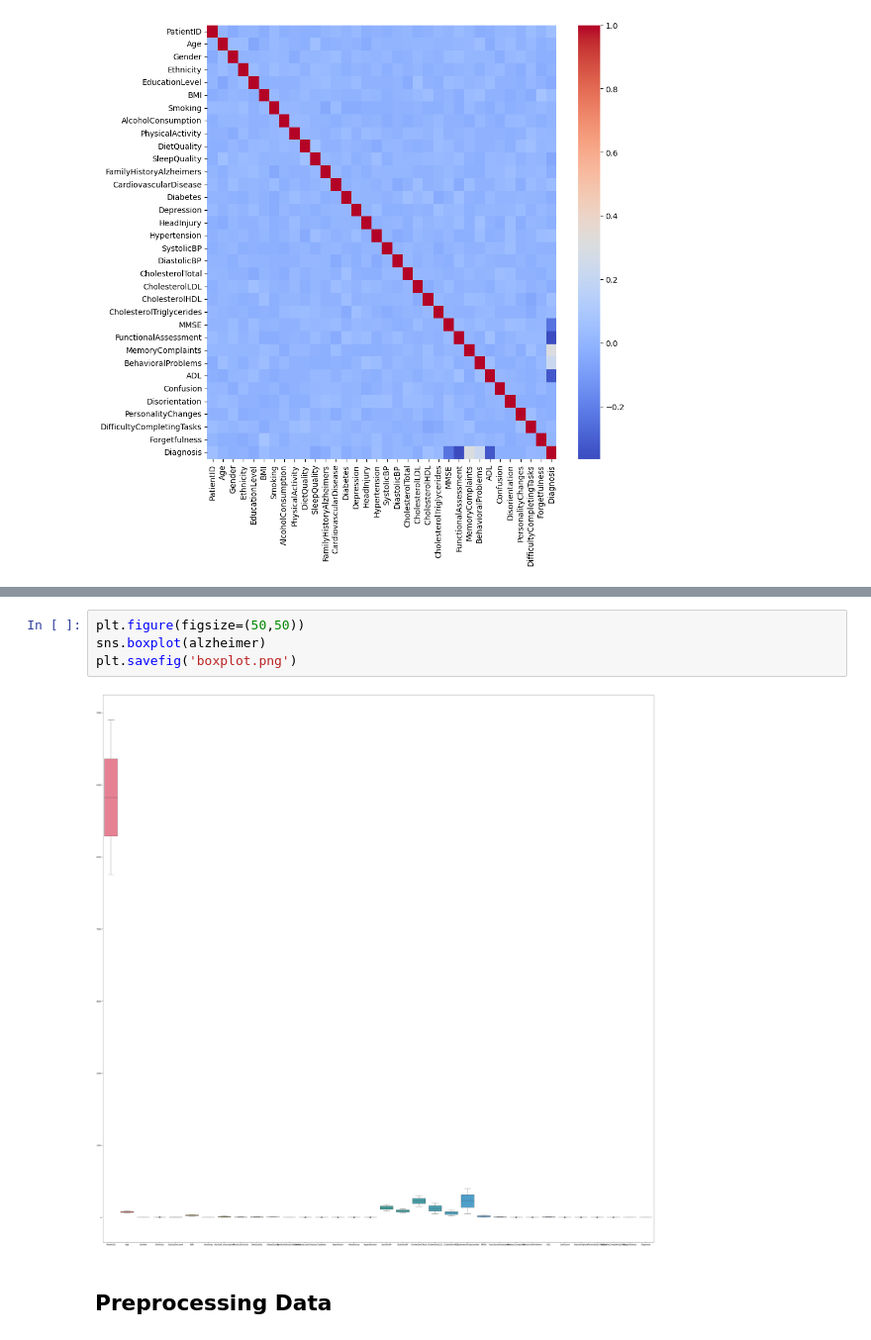
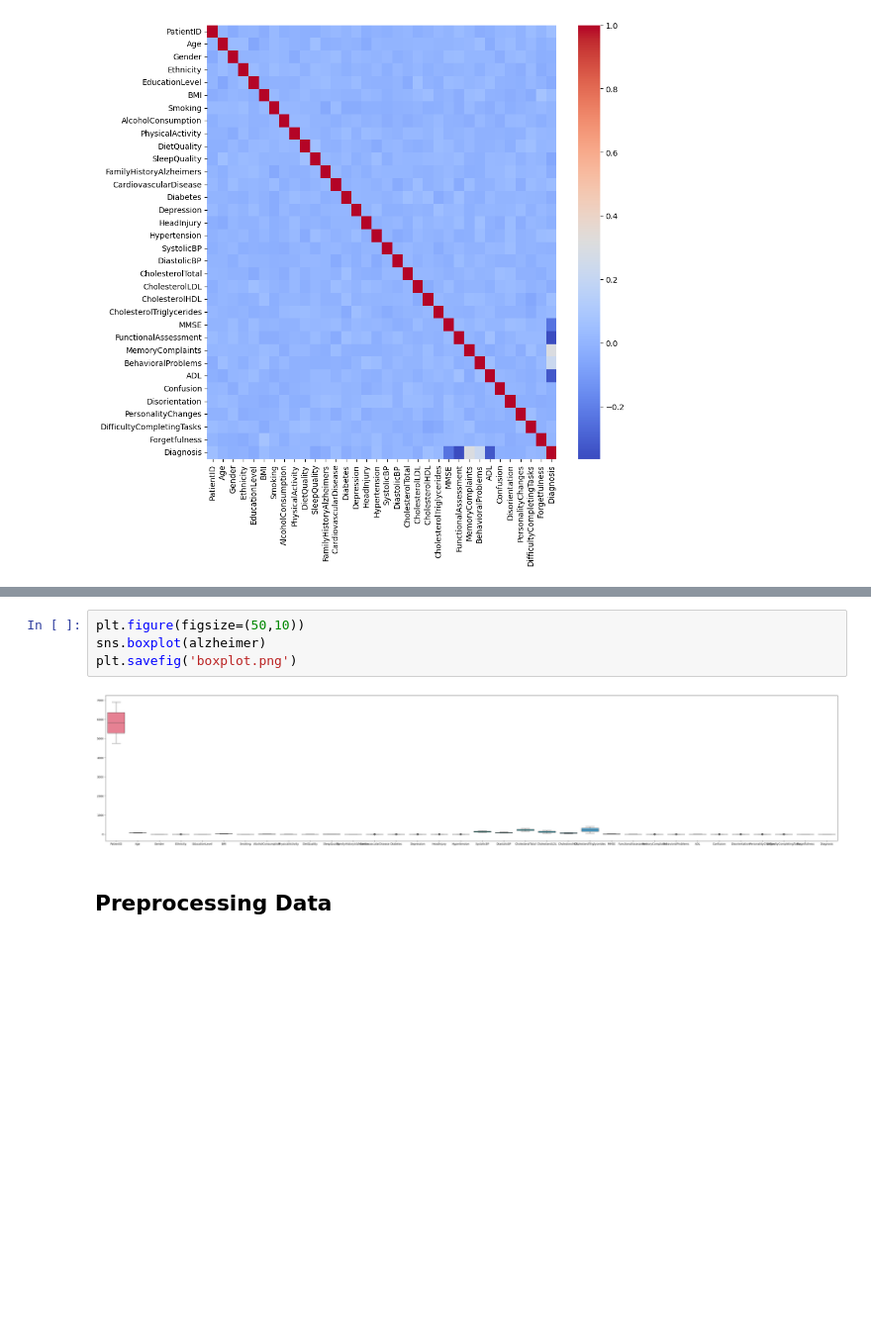
Before and after one commit to aaudric/Alzheimer-s-Disease-Predictions, a Jupyter notebook: alzheimer.ipynb, the cells around one changed output, grey strips where cells are left out. Shown at 99% size. Cells and saved outputs as stored; diff of their text form; blank space fills up the shorter version.

```diff
--- a/alzheimer.ipynb
+++ b/alzheimer.ipynb
@@ -139,9 +139,9 @@ plt.savefig('countplot.png')
 # %%
-plt.figure(figsize=(50,50))
+plt.figure(figsize=(50,10))
 sns.boxplot(alzheimer)
 plt.savefig('boxplot.png')
 # %% [output]
-[figure, old version]
+[figure, new version]
 # %% [markdown]
 ## Preprocessing Data
 # %%
```
Also changed, not shown: parts of 8 cells of this notebook, 11 other files.
